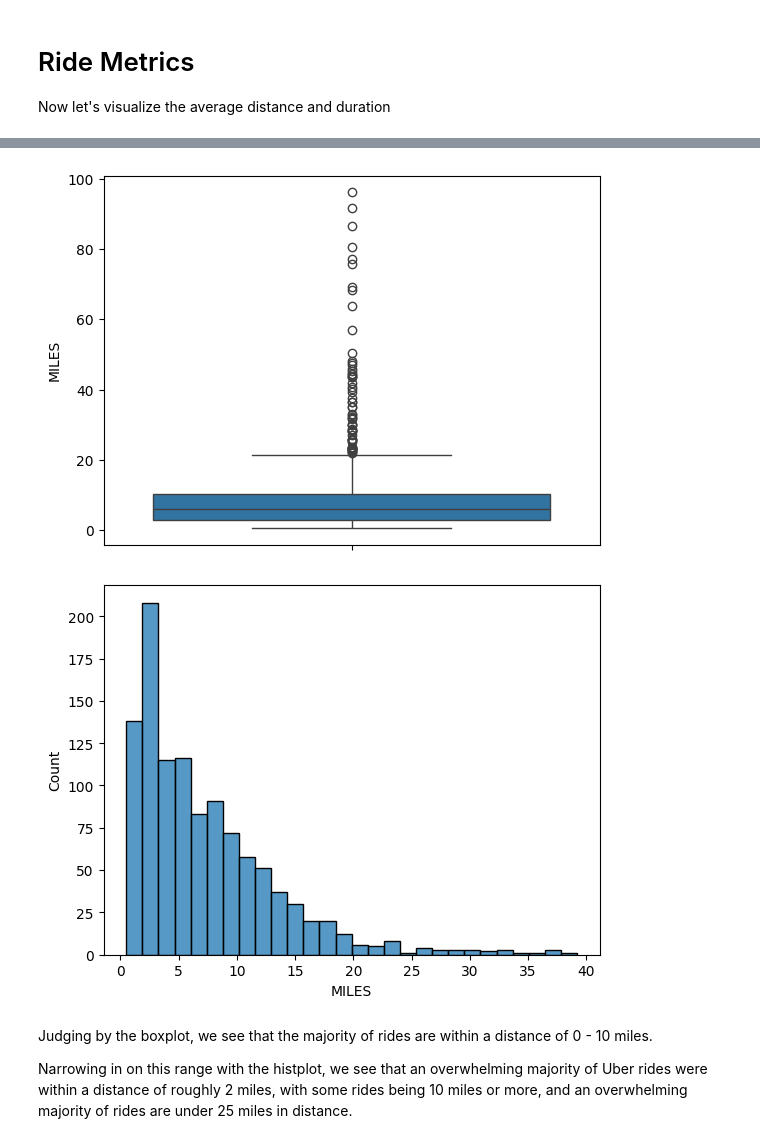
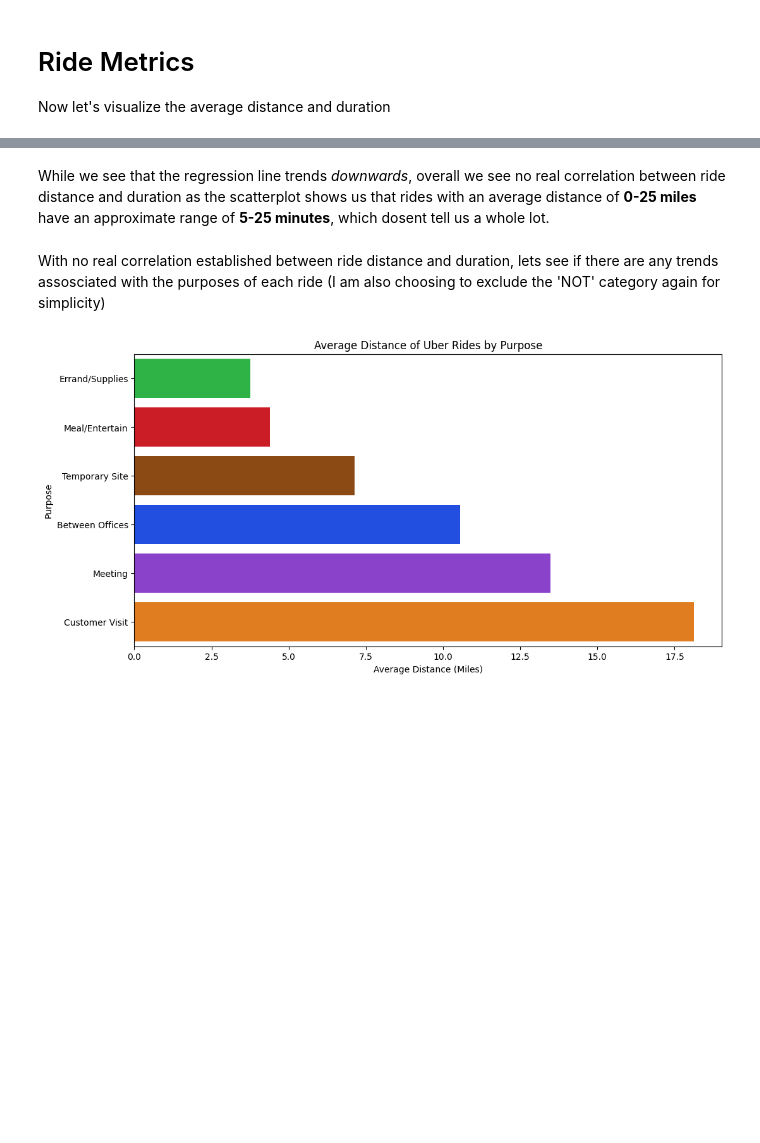
Before and after one commit to joshthesteez/Uber-Data-Analysis, a Jupyter notebook: UberAnalysis.ipynb, the cells around one changed output, grey strips where cells are left out. Drawn from its saved outputs; the diff is of its cells as text; code cells hidden in the pictures; blank space fills up the shorter version.

```diff
--- a/UberAnalysis.ipynb
+++ b/UberAnalysis.ipynb
@@ -354,13 +434,32 @@ Now we will look at ride distance to see if there is anything worth noting.
-# %%
-sns.boxplot(dataset[dataset['MILES']<100]['MILES'])
-plt.show()
-
-sns.histplot(dataset[dataset['MILES']<40]['MILES'])
-plt.show()
-# %% [output]
-[figure, removed]
-[figure, removed]
-# %% [markdown]
-Judging by the boxplot, we see that the majority of rides are within a distance of 0 - 10 miles.
-
-Narrowing in on this range with the histplot, we see that an overwhelming majority of Uber rides were within a distance of roughly 2 miles, with some rides being 10 miles or more, and an overwhelming majority of rides are under 25 miles in distance.
+# %% [markdown]
+While we see that the regression line trends *downwards*, overall we see no real correlation between ride distance and duration as the scatterplot shows us that rides with an average distance of **0-25 miles** have an approximate range of **5-25 minutes**, which dosent tell us a whole lot.
+# %% [markdown]
+With no real correlation established between ride distance and duration, lets see if there are any trends assosciated with the purposes of each ride (I am also choosing to exclude the 'NOT' category again for simplicity)
+# %%
+# Filter the dataset to exclude rows where 'PURPOSE' is 'NOT'
+filtered_dataset = dataset[dataset['PURPOSE'] != 'NOT']
+
+# Calculate average distance for each purpose
+avg_distance_by_purpose = filtered_dataset.groupby('PURPOSE')['MILES'].mean().reset_index()
+
+# Set plot size
+plt.figure(figsize=(12, 6))
+
+# Create barplot
+sns.barplot(x='MILES',
+            y='PURPOSE',
+            hue='PURPOSE',
+            data=avg_distance_by_purpose,
+            order=avg_distance_by_purpose.sort_values('MILES')['PURPOSE'],
+            legend=False,
+            palette='bright')
+
+# Set plot labels and title
+plt.xlabel('Average Distance (Miles)')
+plt.ylabel('Purpose')
+plt.title('Average Distance of Uber Rides by Purpose')
+
+# Show plot
+plt.show()
+# %% [output]
+[figure, added]
```
Also changed, not shown: parts of 40 cells of this notebook.
